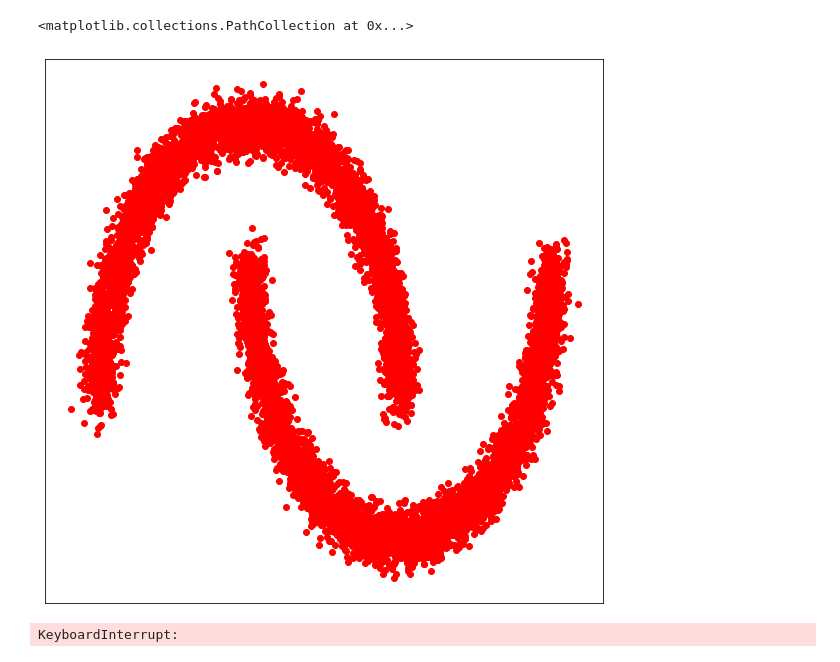
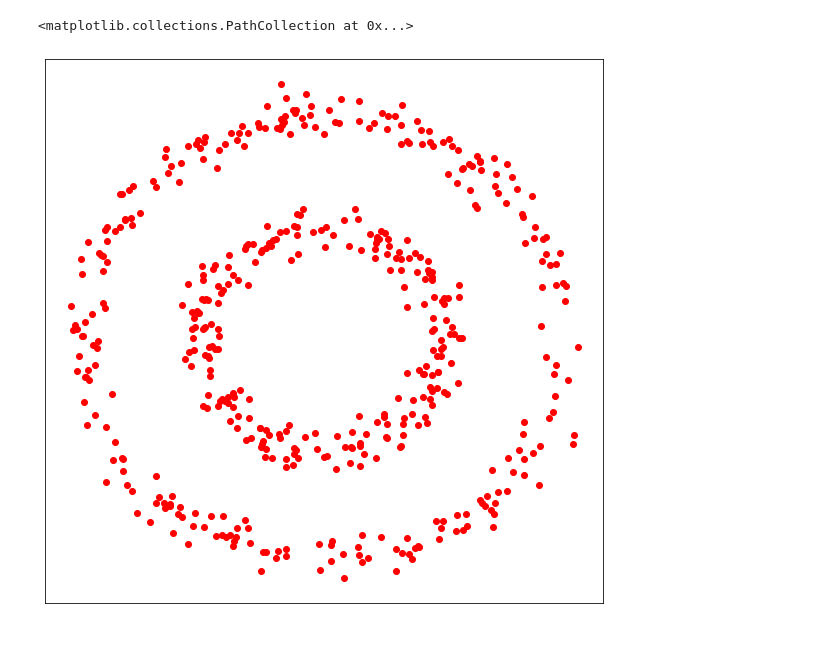
Before and after one commit to ElouanARGOUARCH/NeuralRatio, a Jupyter notebook: experiments/Binary Classifier_visual.ipynb, the cells around one changed output. Saved outputs shown, nothing was run; the diff lists cells and outputs as text; code cells hidden in the pictures.

```diff
--- a/experiments/Binary Classifier_visual.ipynb
+++ b/experiments/Binary Classifier_visual.ipynb
@@ -40,22 +37,27 @@ from targets.density_estimation_target import TwoCircles, Moons
+# %%
+class TwoCircles():
+    def __init__(self):
+        super().__init__()
+
+    def sample(self,num_samples, means = torch.tensor([1.,2.]),weights = torch.tensor([.5,.5]), noise = 0.125):
+        angle = torch.rand(num_samples)*2*math.pi
+        cat = torch.distributions.Categorical(weights).sample(num_samples)
+        x,y = means[cat]*torch.cos(angle) + torch.randn_like(angle)*noise,means[cat]*torch.sin(angle) + torch.randn_like(angle)*noise
+        return torch.cat([x.unsqueeze(-1),y.unsqueeze(-1)], dim =-1)
+
+    def log_prob(self,samples, means = torch.tensor([1.,2.]),weights = torch.tensor([.5,.5]), noise = 0.125):
+        r = torch.norm(samples, dim=-1).unsqueeze(-1)
+        cat = torch.distributions.Categorical(weights)
+        mvn = torch.distributions.MultivariateNormal(means.unsqueeze(-1), torch.eye(1).unsqueeze(0).repeat(2,1,1)*noise)
+        mixt = torch.distributions.MixtureSameFamily(cat, mvn)
+        return mixt.log_prob(r)
 # %%
-target_samples = Moons().sample(10000)
+target_samples = TwoCircles().sample([500], noise = 0.1)
 plt.figure(figsize = (10,10))
 plt.tick_params(left = False, right = False , labelleft = False ,labelbottom = False, bottom = False)
 plt.scatter(target_samples[:,0], target_samples[:,1], color = 'red')
 # %% [output]
 <matplotlib.collections.PathCollection at 0x...>
-[figure, old version]
+[figure, new version]
-# %%
-structure = [[RealNVPDensityEstimatorLayer, [256,256,256]] for i in range(5)]
-NF = MixedModelDensityEstimator(target_samples, structure)
-NF.train(500,1000)
-NF_samples = NF.sample_model(10000)
-
-figure = plt.figure(figsize = (10,10))
-plt.tick_params(left = False, right = False , labelleft = False ,labelbottom = False, bottom = False)
-plt.scatter(NF_samples[:,0], NF_samples[:,1], color = 'blue', alpha = .7)
-plot_2d_function(lambda x: torch.exp(NF.log_density(x)), x_min = -1.5, x_max = 2.5, y_min = -1, y_max = 1.5, levels= 100, new_figure = False)
-# %% [output]
-KeyboardInterrupt:
 # %%
 cov = torch.cov(target_samples.T)
```
Also changed, not shown: parts of 10 cells of this notebook, 3 other files.
